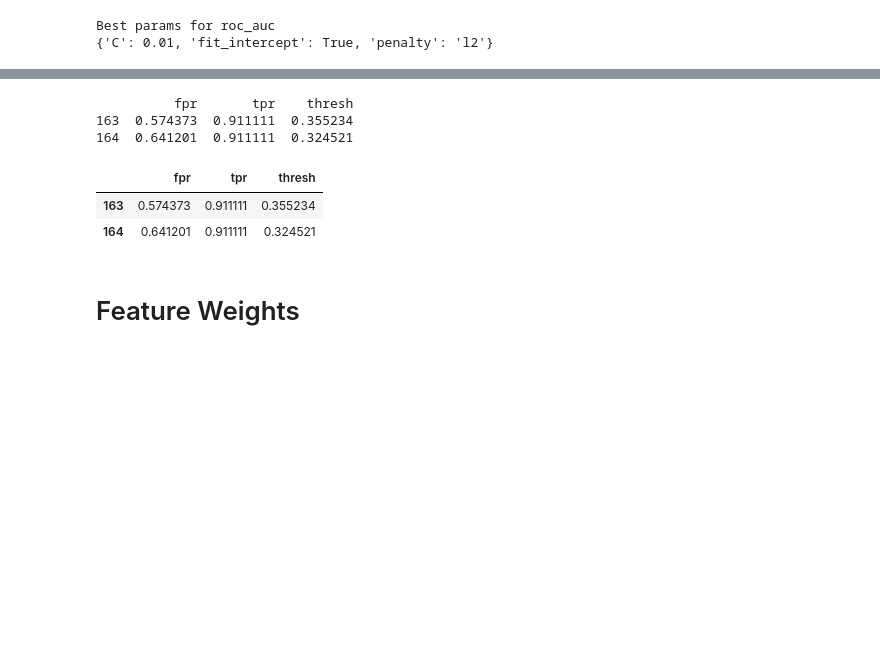
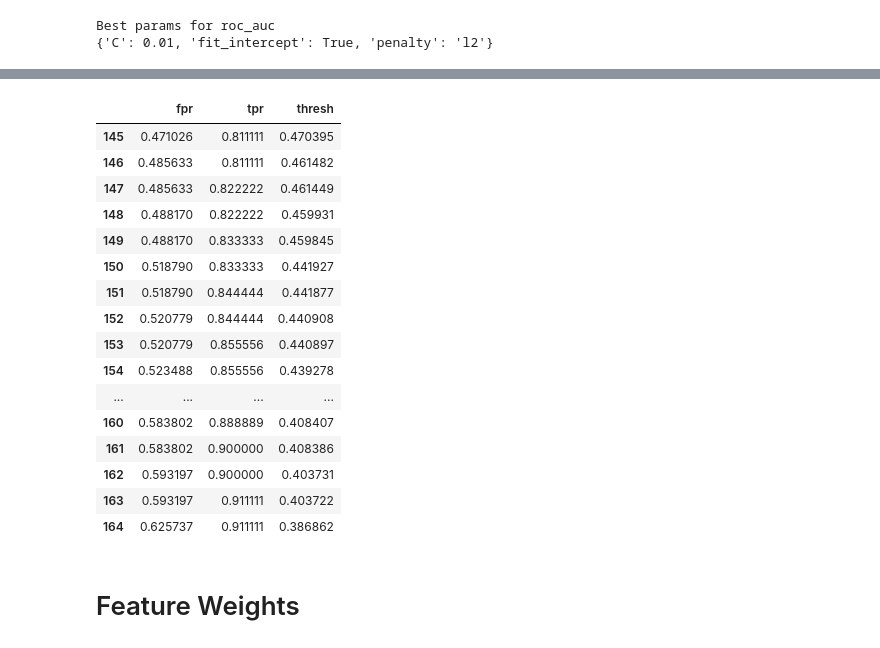
Before and after one commit to horwitzr/ViTalErt, a Jupyter notebook: notebooks/logisticRegr_model_w_gridsearch.ipynb, the cells around one changed output, grey strips where cells are left out. Saved outputs shown, nothing was run; the diff lists cells and outputs as text; code cells hidden in the pictures; blank space fills up the shorter version.

```diff
--- a/notebooks/logisticRegr_model_w_gridsearch.ipynb
+++ b/notebooks/logisticRegr_model_w_gridsearch.ipynb
@@ -227,17 +223,25 @@ Logistic: ROC AUC=0.745
 # %%
 # Looking at ROC curve, a TPR of 0.88 and FPR of 0.48 seems reasonable because the prophylaxis may
 # cause bleeding, but VTE is deadly, too. Get the threshold at this level
 fpr_tpr_thresh = pd.DataFrame({'fpr': lr_fpr, 'tpr': lr_tpr, 'thresh': threshold_array})
-fpr_tpr_thresh = fpr_tpr_thresh[(fpr_tpr_thresh['tpr'] < 0.92) & (fpr_tpr_thresh['tpr'] > 0.90)]
-print(fpr_tpr_thresh)
+fpr_tpr_thresh = fpr_tpr_thresh[(fpr_tpr_thresh['tpr'] < 0.92) & (fpr_tpr_thresh['tpr'] > 0.80)]
+fpr_tpr_thresh
 # %% [output]
-          fpr       tpr    thresh
-163  0.574373  0.911111  0.355234
-164  0.641201  0.911111  0.324521
+|  | fpr | tpr | thresh |
+| 145 | 0.471026 | 0.811111 | 0.470395 |
+| 146 | 0.485633 | 0.811111 | 0.461482 |
+| 147 | 0.485633 | 0.822222 | 0.461449 |
+| 148 | 0.488170 | 0.822222 | 0.459931 |
+| 149 | 0.488170 | 0.833333 | 0.459845 |
+| 150 | 0.518790 | 0.833333 | 0.441927 |
+| 151 | 0.518790 | 0.844444 | 0.441877 |
+| 152 | 0.520779 | 0.844444 | 0.440908 |
+| 153 | 0.520779 | 0.855556 | 0.440897 |
+| 154 | 0.523488 | 0.855556 | 0.439278 |
+| ... | ... | ... | ... |
+| 160 | 0.583802 | 0.888889 | 0.408407 |
+| 161 | 0.583802 | 0.900000 | 0.408386 |
+| 162 | 0.593197 | 0.900000 | 0.403731 |
+| 163 | 0.593197 | 0.911111 | 0.403722 |
+| 164 | 0.625737 | 0.911111 | 0.386862 |
-# %%
-fpr_tpr_thresh
-# %% [output]
-|  | fpr | tpr | thresh |
-| 163 | 0.574373 | 0.911111 | 0.355234 |
-| 164 | 0.641201 | 0.911111 | 0.324521 |
 # %%
```
Also changed, not shown: parts of 22 cells of this notebook, 1 other file.
